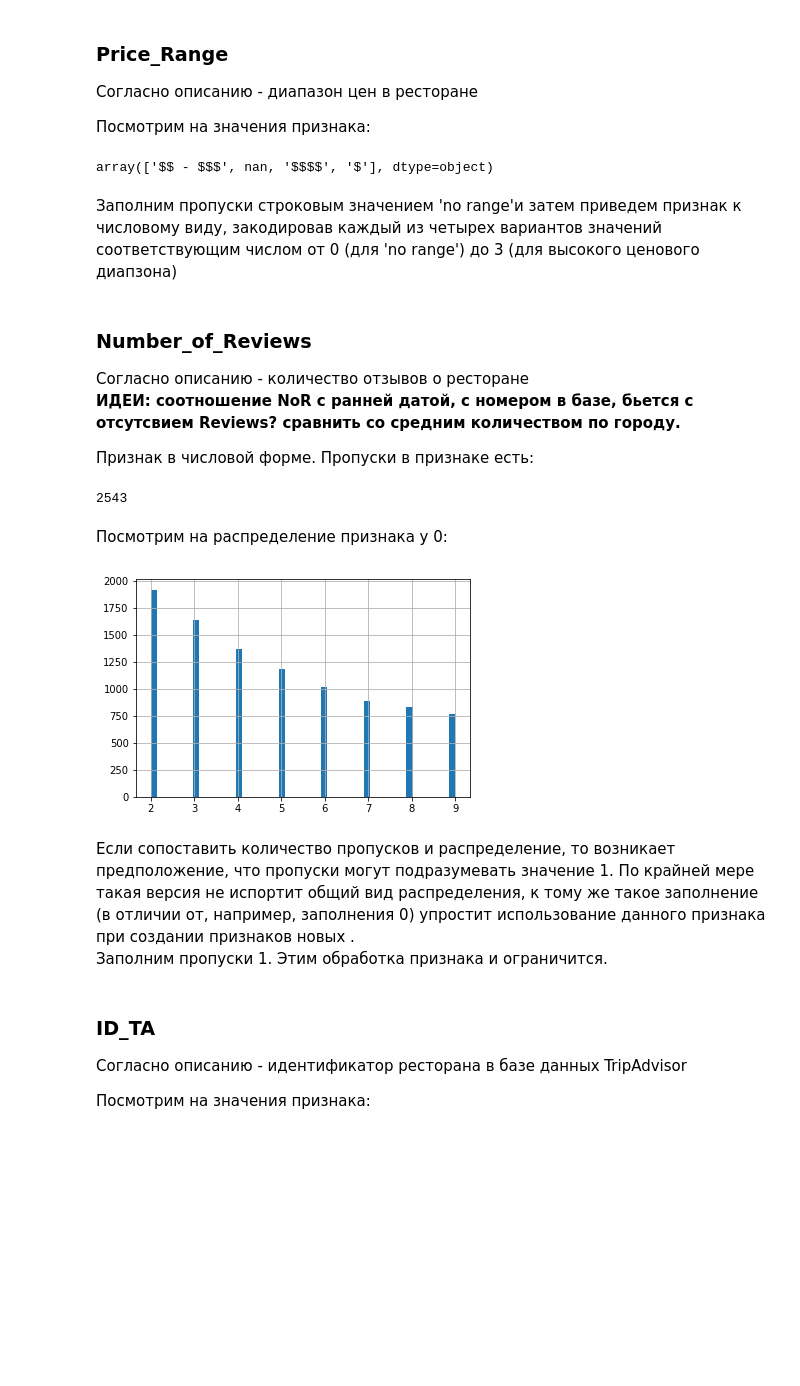
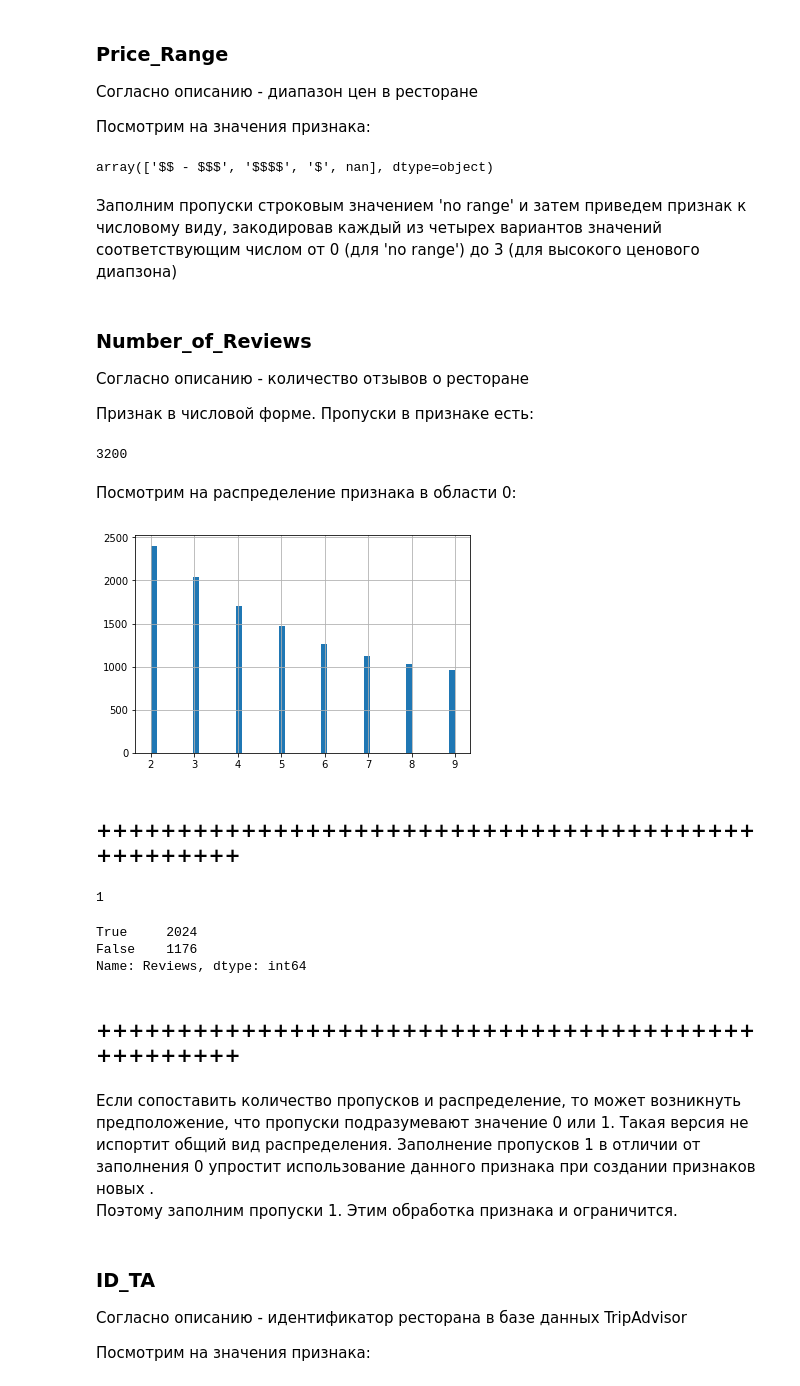
Before and after one commit to Urusut/IvanovDmitryV, a Jupyter notebook: Unit_3/your_first_model.ipynb, the cells around one changed output. Cells and saved outputs as stored; diff of their text form; code cells hidden in the pictures; blank space fills up the shorter version.

```diff
--- a/Unit_3/your_first_model.ipynb
+++ b/Unit_3/your_first_model.ipynb
@@ -139,0 +104,5 @@ df.columns = df.columns.str.replace(' ','_')
+# %%
+# чтение данных
+df_train = pd.read_csv(f'{path}main_task.csv')
+df_test = pd.read_csv(f'{path}kaggle_task.csv')
+sample_submission = pd.read_csv(f'{path}sample_submission.csv')
@@ -139,0 +190,6 @@ df.columns = df.columns.str.replace(' ','_')
+# %%
+df_train['sample'] = 1 # помечаем где у нас трейн
+df_test['sample'] = 0 # помечаем где у нас тест
+df_test['Rating'] = 0 # в тесте у нас нет значения Rating, мы его должны предсказать, по этому пока просто заполняем нулями
+
+data = df_test.append(df_train, sort=False).reset_index(drop=True) # объединяем
@@ -139,0 +242,3 @@ df.columns = df.columns.str.replace(' ','_')
+# %%
+# изменеие имен колонок для возможности обращения к колонкам как к атрибутам DataFrame
+data.columns = data.columns.str.replace(' ','_')
@@ -222,31 +342,45 @@ num_rest_estimate = df.groupby('City').Ranking.max()
 
 Посмотрим на значения признака:
 # %%
-df.Price_Range.unique()
+data.Price_Range.unique()
 # %% [output]
-array(['$$ - $$$', nan, '$$$$', '$'], dtype=object)
+array(['$$ - $$$', '$$$$', '$', nan], dtype=object)
 # %% [markdown]
-Заполним пропуски строковым значением 'no range'и затем приведем признак к числовому виду, закодировав каждый из четырех вариантов значений соответствующим числом от 0 (для 'no range') до 3 (для высокого ценового диапзона)
+Заполним пропуски строковым значением 'no range' и затем приведем признак к числовому виду, закодировав каждый из четырех вариантов значений соответствующим числом от 0 (для 'no range') до 3 (для высокого ценового диапзона)
 # %% [markdown]
 ### Number_of_Reviews
 Согласно описанию - количество отзывов о ресторане
-**ИДЕИ: соотношение NoR с ранней датой, с номером в базе, бьется с отсутсвием Reviews? сравнить со средним количеством по городу.**
 
 Признак в числовой форме.
 Пропуски в признаке есть:
 # %%
-df.Number_of_Reviews.isna().sum()
+data.Number_of_Reviews.isna().sum()
 # %% [output]
-2543
+3200
 # %% [markdown]
-Посмотрим на распределение признака у 0:
+Посмотрим на распределение признака в области 0:
 # %%
-df['Number_of_Reviews'][df['Number_of_Reviews']<10].hist(bins = 50);
+data.Number_of_Reviews[data.Number_of_Reviews<10].hist(bins = 50);
 # %% [output]
-[figure, old version]
+[figure, new version]
+# %% [markdown]
+### ++++++++++++++++++++++++++++++++++++++++++++++++++
+# %%
+data.Reviews[data.Number_of_Reviews.isna()].isna().sum()
+# %% [output]
+1
+# %%
+ddd = data.Reviews.fillna("[[], []]")[data.Number_of_Reviews.isna()] == '[[], []]'
+ddd.value_counts()
+# %% [output]
+True     2024
+False    1176
+Name: Reviews, dtype: int64
+# %% [markdown]
+### ++++++++++++++++++++++++++++++++++++++++++++++++++
 # %% [markdown]
-Если сопоставить количество пропусков и распределение, то возникает предположение, что пропуски могут подразумевать значение 1. По крайней мере такая версия не испортит общий вид распределения, к тому же такое заполнение (в отличии от, например, заполнения 0) упростит использование данного признака при создании признаков новых .
-Заполним пропуски 1. Этим обработка признака и ограничится.
+Если сопоставить количество пропусков и распределение, то может возникнуть предположение, что пропуски подразумевают значение 0 или 1. Такая версия не испортит общий вид распределения. Заполнение пропусков 1 в отличии от заполнения 0 упростит использование данного признака при создании признаков новых .
+Поэтому заполним пропуски 1. Этим обработка признака и ограничится.
 # %% [markdown]
 ### ID_TA
 Согласно описанию - идентификатор ресторана в базе данных TripAdvisor
```
Also changed, not shown: parts of 117 cells of this notebook, 3 other files.
